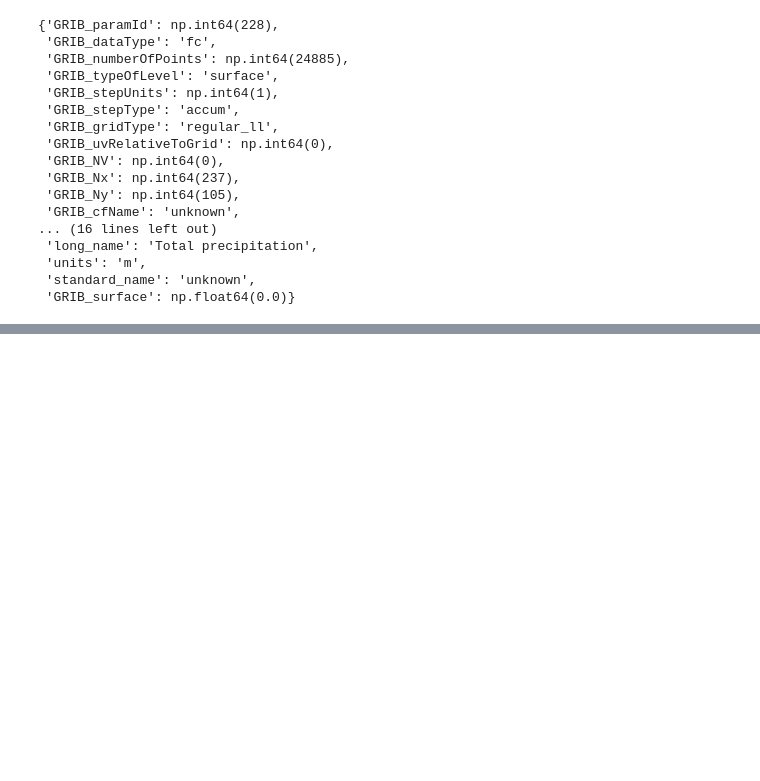
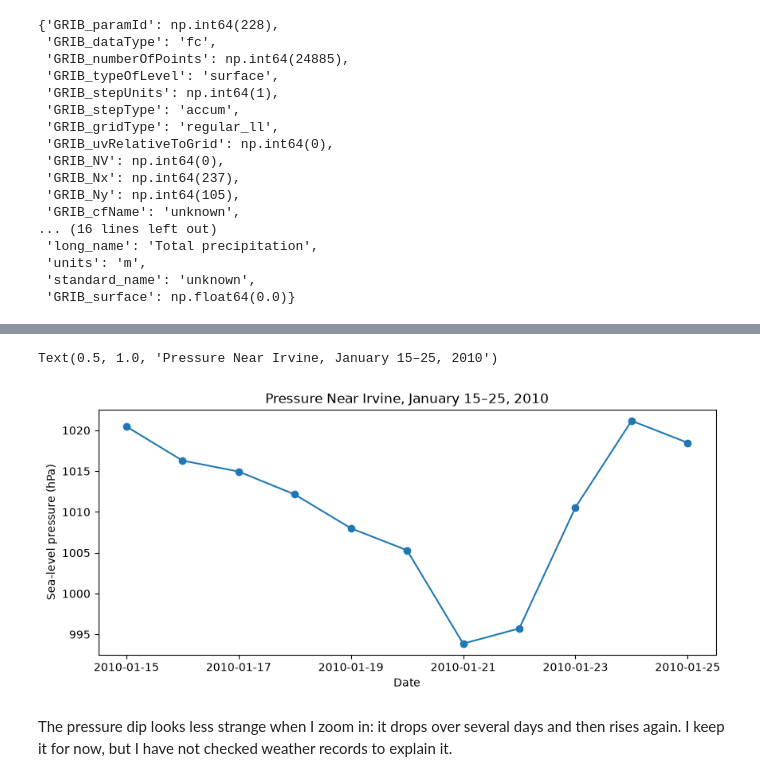
Before and after one commit to yiksu1312/AISCI290A_WP, a Jupyter notebook: notebooks/03_temperature_and_other_variables.ipynb, the cells around one changed output, grey strips where cells are left out. Saved outputs shown, nothing was run; the diff lists cells and outputs as text; code cells hidden in the pictures; blank space fills up the shorter version.

Commit message:
Complete weather prediction notebook experiments and evaluation

```diff
--- a/notebooks/03_temperature_and_other_variables.ipynb
+++ b/notebooks/03_temperature_and_other_variables.ipynb
@@ -273,0 +365,16 @@ The wind components and precipitation are here to explore later. I still need to
+# %%
+# Zoom in on the days around the lowest pressure， which seems a little extreme to me.
+pressure_jan = pressure_series.loc["2010-01-15":"2010-01-25"]
+
+fig, ax = plt.subplots(figsize=(10, 4))
+
+ax.plot(pressure_jan.index, pressure_jan, marker="o")
+
+ax.set_xlabel("Date")
+ax.set_ylabel("Sea-level pressure (hPa)")
+ax.set_title("Pressure Near Irvine, January 15–25, 2010")
+# %% [output]
+Text(0.5, 1.0, 'Pressure Near Irvine, January 15–25, 2010')
+[figure, added]
+# %% [markdown]
+The pressure dip looks less strange when I zoom in: it drops over several days and then rises again. I keep it for now, but I have not checked weather records to explain it.
```
Also changed, not shown: parts of 131 cells of this notebook, 4 other files.
